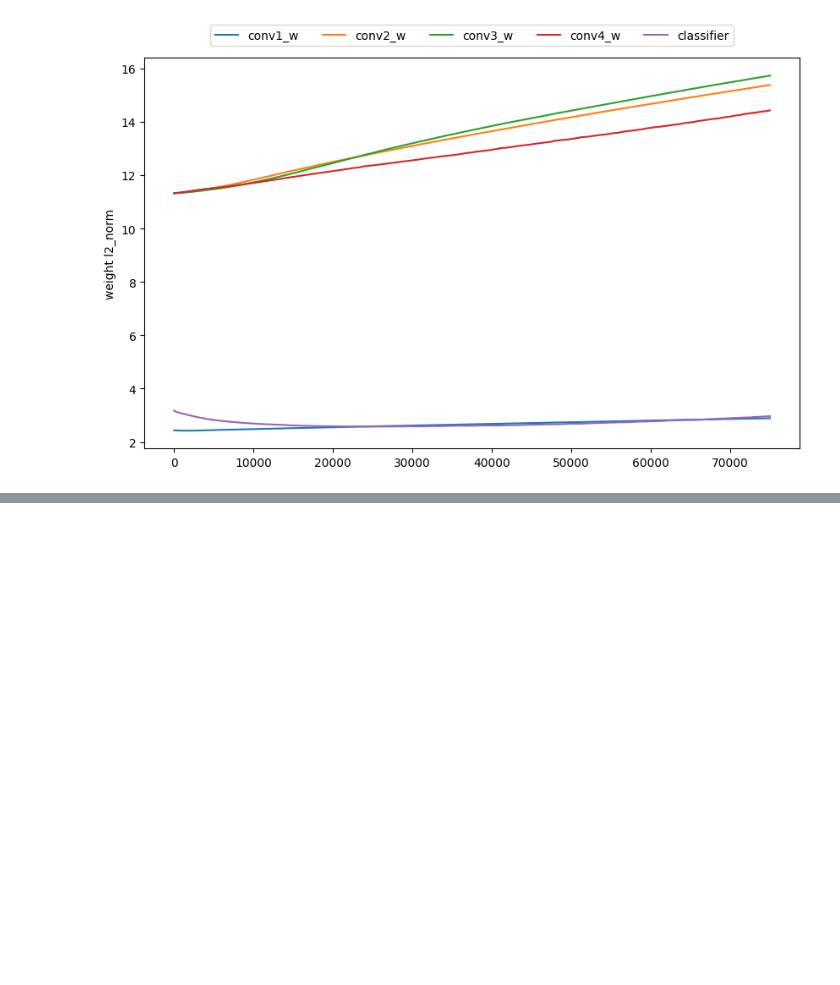
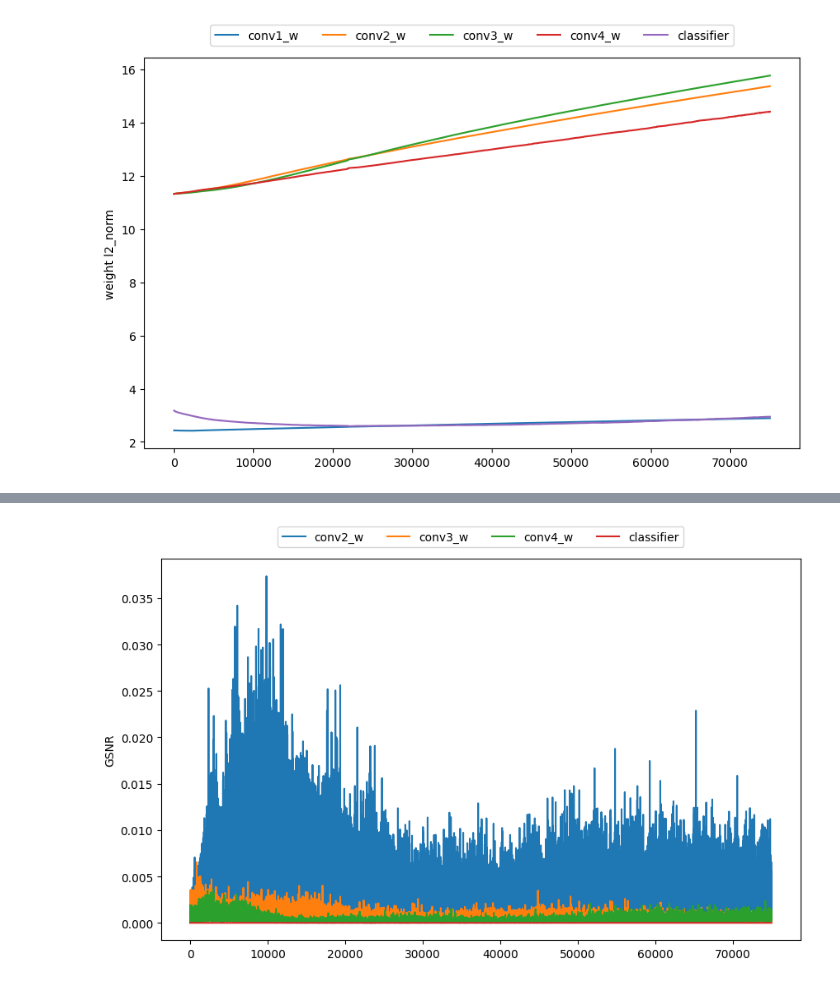
Before and after one commit to SKKUJMLim/MAML, a Jupyter notebook: Test_jupyternotebook/Arbiter_by_step_norm_analysis.ipynb, the cells around one changed output, grey strips where cells are left out. Saved outputs shown, nothing was run; the diff lists cells and outputs as text; code cells hidden in the pictures; blank space fills up the shorter version.

Commit message:
GSNR 추가

```diff
--- a/Test_jupyternotebook/Arbiter_by_step_norm_analysis.ipynb
+++ b/Test_jupyternotebook/Arbiter_by_step_norm_analysis.ipynb
@@ -295,0 +296,26 @@ plt.show()  # 그래프 보여주기
+# %%
+ # 그래프를 그릴 컬럼들의 리스트
+columns_to_plot = [ #'layer_dict.conv0.conv.weight_gsnr',
+                    'layer_dict.conv1.conv.weight_gsnr',
+                    'layer_dict.conv2.conv.weight_gsnr',
+                    'layer_dict.conv3.conv.weight_gsnr',
+                    'layer_dict.linear.weights_gsnr']
+columns_to_plot_label = [#'conv1_w',
+                         'conv2_w',
+                         'conv3_w',
+                         'conv4_w',
+                         'classifier']
+
+# 특정 열(Column)의 값을 그래프로 그리기
+plt.figure(figsize=(10, 6))  # 그래프의 크기 설정
+
+plt.plot(gr[columns_to_plot].values, label=columns_to_plot_label)
+plt.legend(loc='upper center', bbox_to_anchor=(0.5, 1.1), shadow=False, ncol=len(columns_to_plot))  # 범례 추가
+plt.ylabel('GSNR')
+
+# plt.yscale('log')  # Y 축을 로그 스케일로 변경
+# plt.ylim(10 ** -5, 10 **2)
+
+plt.show()  # 그래프 보여주기
+# %% [output]
+[figure, added]
```
Also changed, not shown: parts of 14 cells of this notebook, 1 other file.
